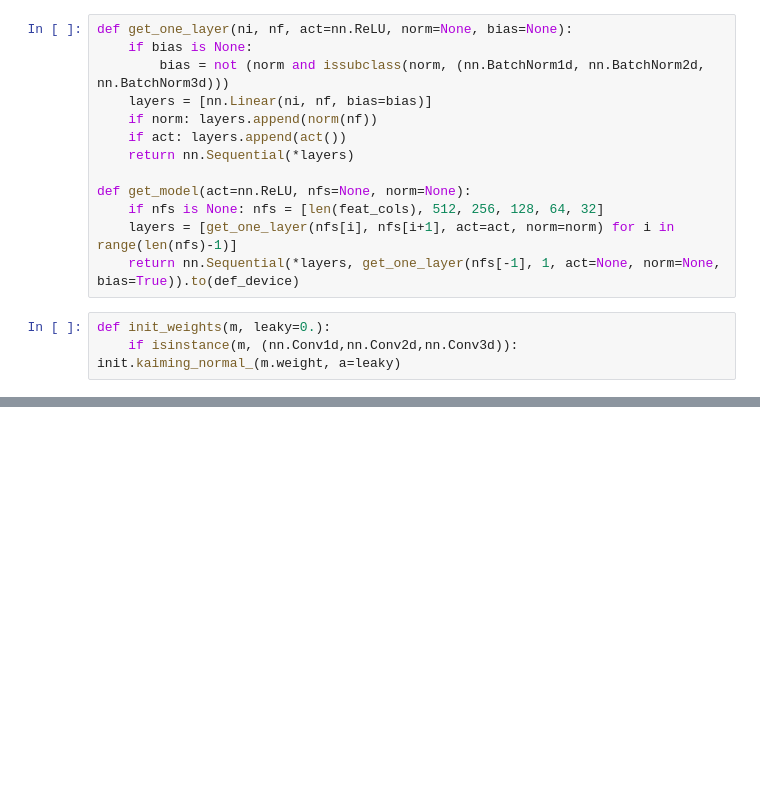
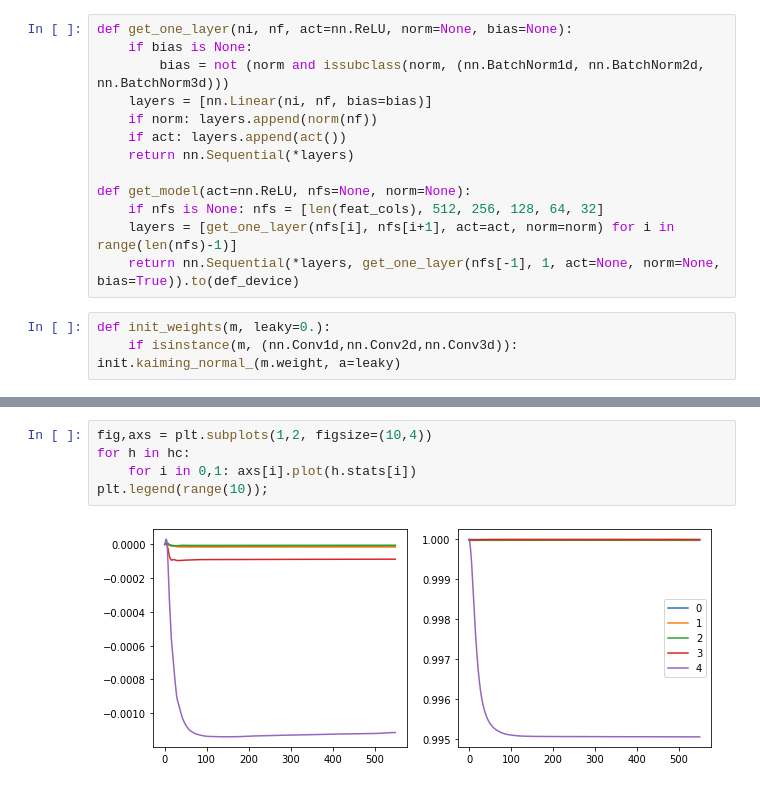
Before and after one commit to hemant0591/NeurIPS2025, a Jupyter notebook: Proper_init.ipynb, the cells around one changed output, grey strips where cells are left out. Saved outputs shown, nothing was run; the diff lists cells and outputs as text; blank space fills up the shorter version.

```diff
--- a/Proper_init.ipynb
+++ b/Proper_init.ipynb
@@ -380,0 +379,7 @@ learn.fit(10)
+# %%
+fig,axs = plt.subplots(1,2, figsize=(10,4))
+for h in hc:
+    for i in 0,1: axs[i].plot(h.stats[i])
+plt.legend(range(10));
+# %% [output]
+[figure, added]
```
Also changed, not shown: parts of 12 cells of this notebook, 1 other file.
